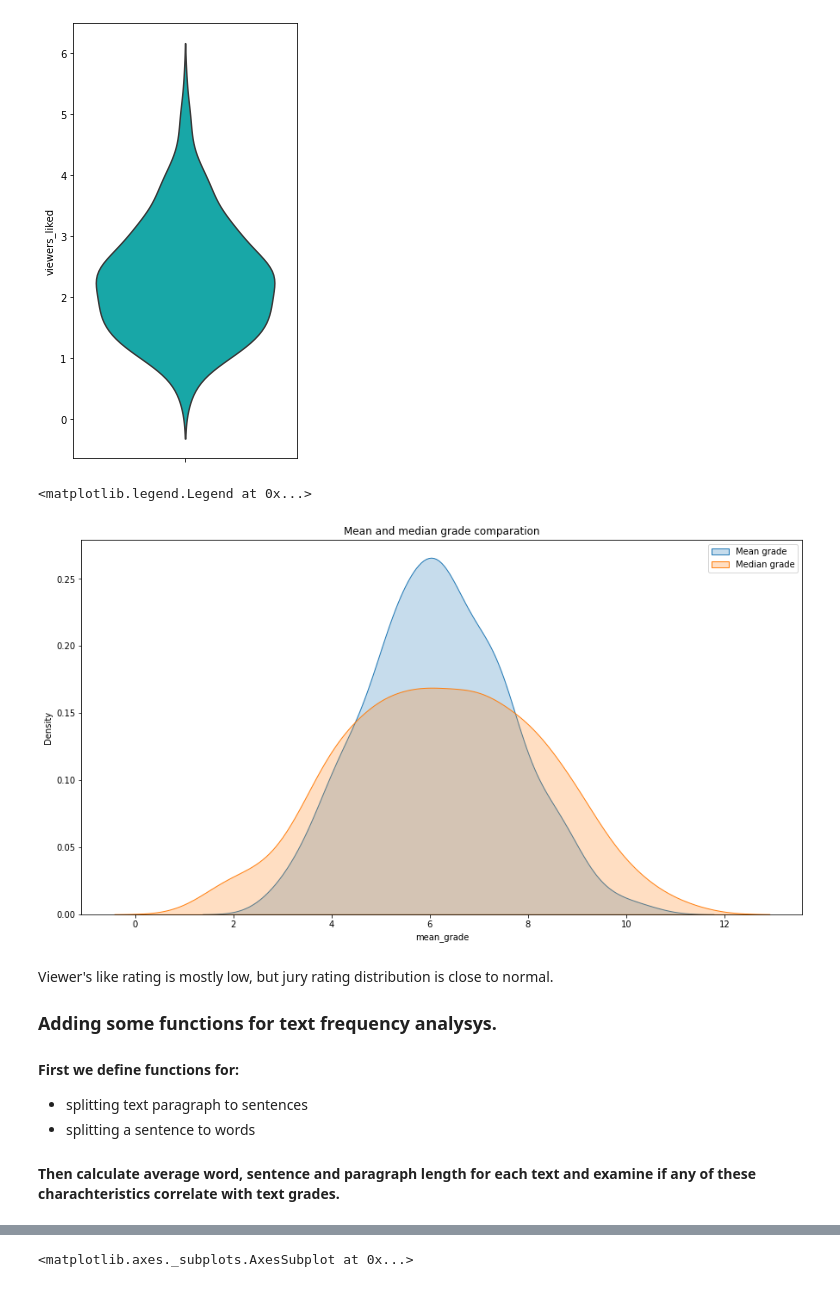
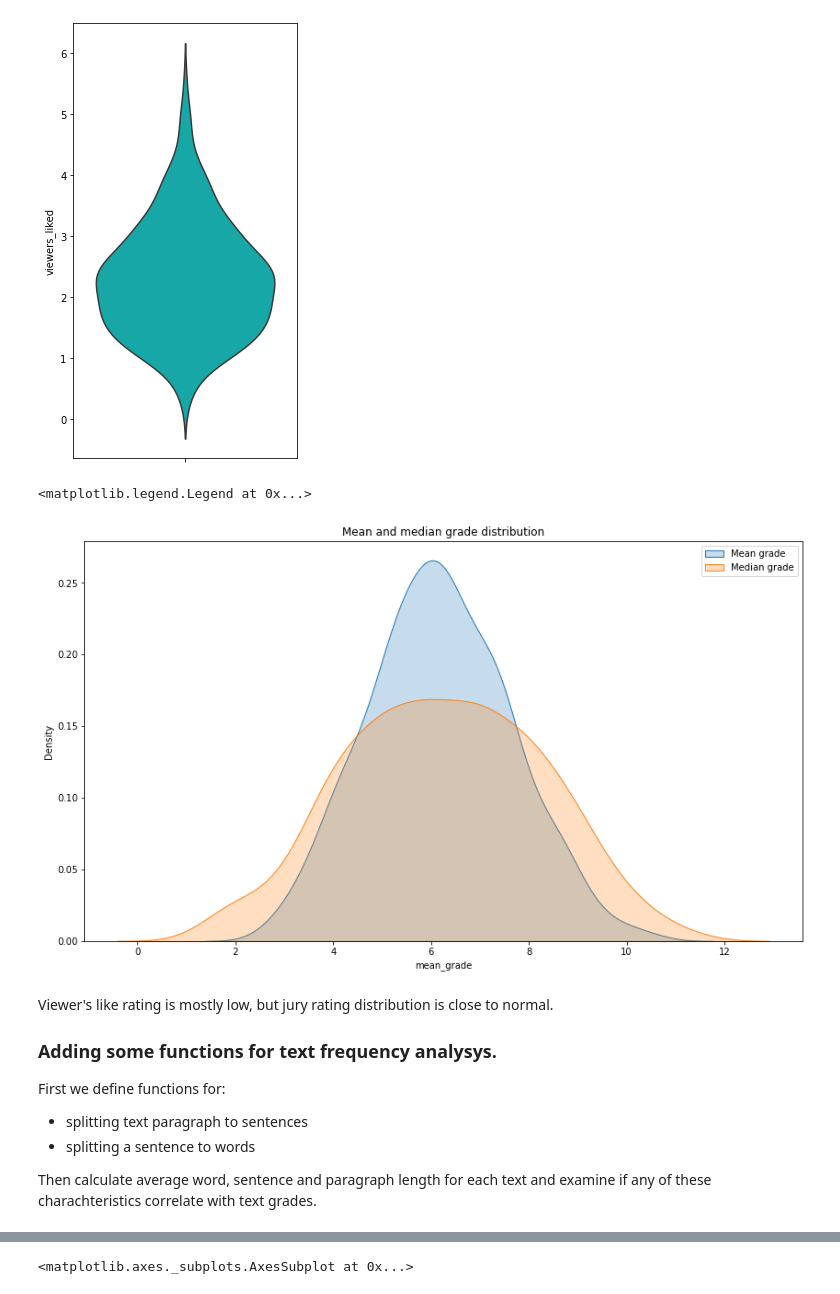
Before and after one commit to SergIvo/data-analysis-studies, a Jupyter notebook: AuthorToday EDA.ipynb, the cells around one changed output, grey strips where cells are left out. Cells and saved outputs as stored; diff of their text form; code cells hidden in the pictures.

Commit message:
Add descriptions to AuthorToday EDA, changed some charts

```diff
--- a/AuthorToday EDA.ipynb
+++ b/AuthorToday EDA.ipynb
@@ -107,22 +114,22 @@ sns.violinplot(y = dataset['viewers_liked'], inner = None, color = 'c')
 <matplotlib.axes._subplots.AxesSubplot at 0x...>
 [figure]
 # %%
-plt.figure(figsize = (15, 8))
+plt.figure(figsize = (14, 8))
 sns.kdeplot(data = dataset['mean_grade'], label = 'Mean grade', shade = True)
 sns.kdeplot(data = dataset['median_grade'], label = 'Median grade', shade = True)
-plt.title('Mean and median grade comparation')
+plt.title('Mean and median grade distribution')
 plt.legend()
 # %% [output]
 <matplotlib.legend.Legend at 0x...>
-[figure, old version]
+[figure, new version]
 # %% [markdown]
 Viewer's like rating is mostly low, but jury rating distribution is close to normal.
 ### Adding some functions for text frequency analysys.
-#### First we define functions for:
+First we define functions for:
 * splitting text paragraph to sentences
 * splitting a sentence to words
 
-#### Then calculate average word, sentence and paragraph length for each text and examine if any of these charachteristics correlate with text grades.
+Then calculate average word, sentence and paragraph length for each text and examine if any of these charachteristics correlate with text grades.
 # %%
 #Splitting a paragraph to sentences.
 def cut2sent(text):
```
Also changed, not shown: parts of 31 cells of this notebook.
